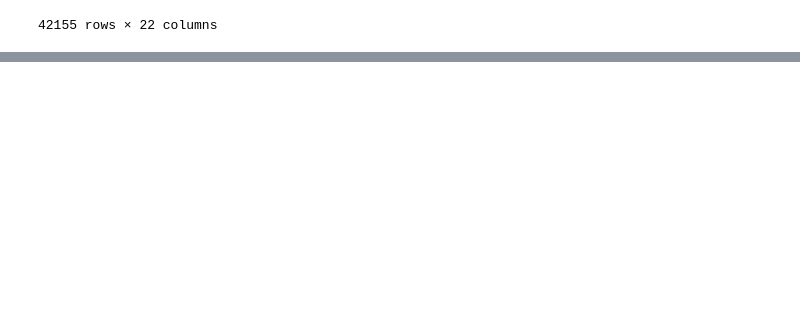
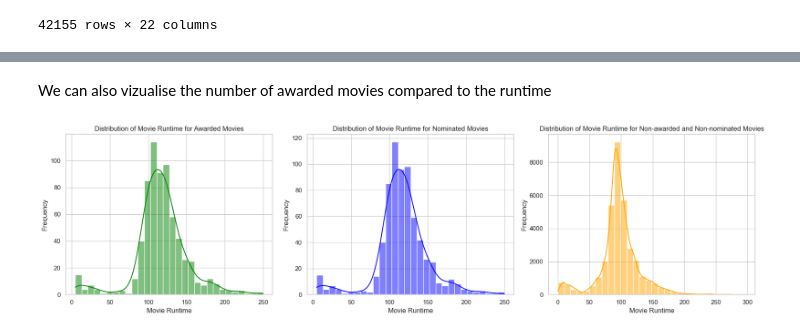
Before and after one commit to epfl-ada/ada-2023-project-bavmaresearch, a Jupyter notebook: Code/milestone2.ipynb, the cells around one changed output, grey strips where cells are left out. Saved outputs shown, nothing was run; the diff lists cells and outputs as text; code cells hidden in the pictures; blank space fills up the shorter version.

```diff
--- a/Code/milestone2.ipynb
+++ b/Code/milestone2.ipynb
@@ -639,0 +672,16 @@ principal_actors2.to_csv('principal_actors.csv', index=False)
+# %%
+import pandas  as pd
+import numpy   as np
+import seaborn as sns
+import matplotlib.pyplot as plt
+from statsmodels.stats import diagnostic
+from scipy import stats
+import statsmodels.api as sm
+import statsmodels.formula.api as smf
+import plotly.express as px
+import plotly.graph_objects as go
+sns.set(style="whitegrid")
+import math
+# %%
+df_movie = pd.read_csv('../Datasets/movies_cleaned_dataset.csv')
+df_movie.head()
@@ -639,0 +862,3 @@ principal_actors2.to_csv('principal_actors.csv', index=False)
+# %%
+# deleting extreme outliers for movie runtime
+df_movie = df_movie[df_movie['Movie_runtime'] < 300] # 300 minutes is 5 hours
@@ -639,0 +882,35 @@ principal_actors2.to_csv('principal_actors.csv', index=False)
+# %% [markdown]
+We can also vizualise the number of awarded movies compared to the runtime
+# %%
+df_movie['Was_nominated'] = df_movie['Nominations'].apply(lambda x: 'Nominated' if x > 0 else 'Not Nominated')
+df_movie['Was_awarded'] = df_movie['Oscar_Wins'].apply(lambda x: 'Awarded' if x > 0 else 'Not Awarded')
+
+# Create a figure with three subplots
+fig, axes = plt.subplots(nrows=1, ncols=3, figsize=(18, 5))
+
+# Plot for Awarded Movies
+sns.histplot(data=df_movie[df_movie['Was_awarded'] == 'Awarded'], x='Movie_runtime', bins=30, kde=True, color='green', ax=axes[0])
+axes[0].set_title('Distribution of Movie Runtime for Awarded Movies')
+axes[0].set_xlabel('Movie Runtime')
+axes[0].set_ylabel('Frequency')
+
+# Plot for Nominated Movies
+sns.histplot(data=df_movie[df_movie['Was_nominated'] == 'Nominated'], x='Movie_runtime', bins=30, kde=True, color='blue', ax=axes[1])
+axes[1].set_title('Distribution of Movie Runtime for Nominated Movies')
+axes[1].set_xlabel('Movie Runtime')
+axes[1].set_ylabel('Frequency')
+
+# Plot for Non-nominated and Non-awarded Movies
+non_awarded_nominated_movies = df_movie[(df_movie['Was_awarded'] == 'Not Awarded') & (df_movie['Was_nominated'] == 'Not Nominated')]
+sns.histplot(data=non_awarded_nominated_movies, x='Movie_runtime', bins=30, kde=True, color='orange', ax=axes[2])
+axes[2].set_title('Distribution of Movie Runtime for Non-awarded and Non-nominated Movies')
+axes[2].set_xlabel('Movie Runtime')
+axes[2].set_ylabel('Frequency')
+
+# Adjust layout
+plt.tight_layout()
+
+# Display the plot
+plt.show()
+# %% [output]
+[figure, added]
```
Also changed, not shown: parts of 83 cells of this notebook, 3 other files.
